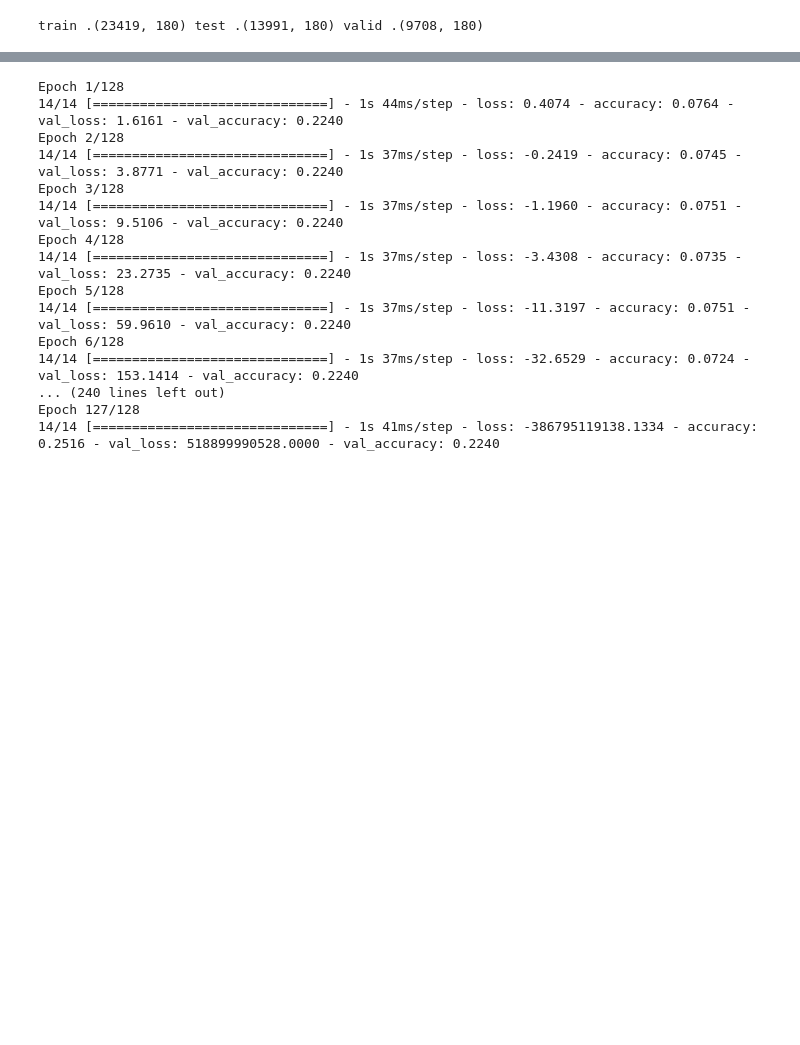
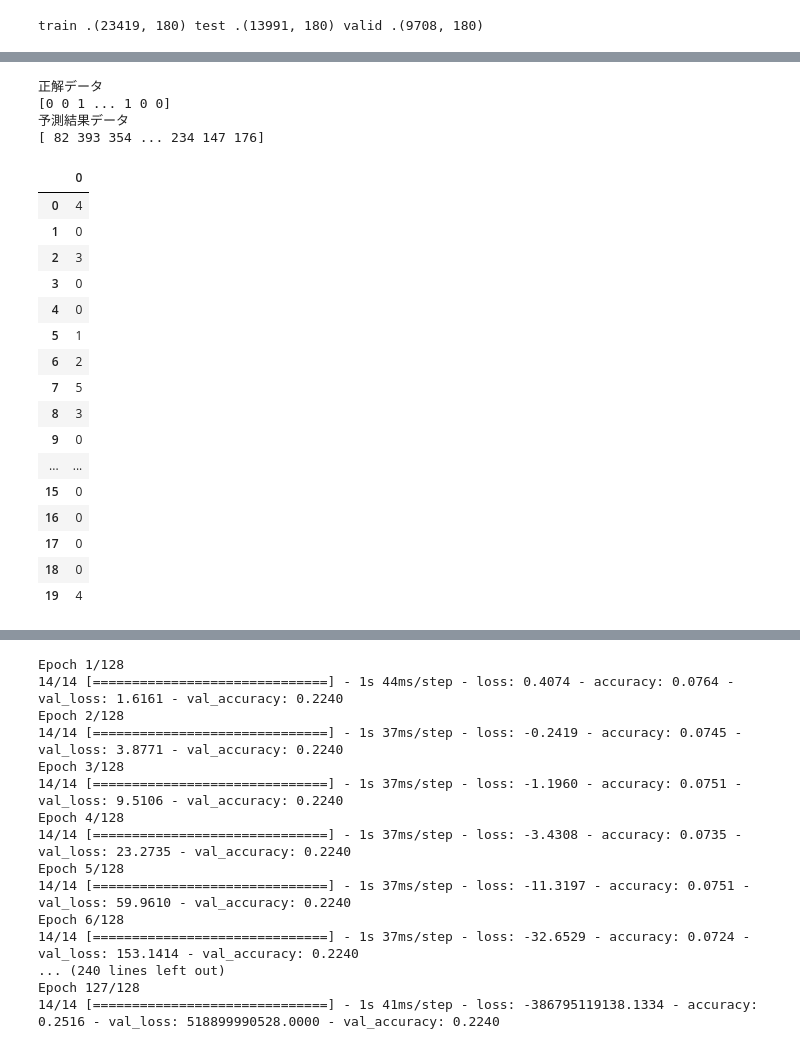
Before and after one commit to t18062/Product, a Jupyter notebook: NN.ipynb, the cells around one changed output, grey strips where cells are left out. Cells and saved outputs as stored; diff of their text form; code cells hidden in the pictures; blank space fills up the shorter version.

```diff
--- a/NN.ipynb
+++ b/NN.ipynb
@@ -114,0 +251,33 @@ class NN_data():
+# %%
+y_pred = np.argmax(model.predict(rr.X_test), axis=-1)
+#print(y_pred.shape)
+print("正解データ")
+print(rr.y_test)
+print("予測結果データ")
+print(y_pred)
+#print(model.predict(X_test))
+# %% [output]
+正解データ
+[0 0 1 ... 1 0 0]
+予測結果データ
+[ 82 393 354 ... 234 147 176]
+# %%
+pd.DataFrame(rr.y_test)[:20]
+# %% [output]
+|  | 0 |
+| 0 | 4 |
+| 1 | 0 |
+| 2 | 3 |
+| 3 | 0 |
+| 4 | 0 |
+| 5 | 1 |
+| 6 | 2 |
+| 7 | 5 |
+| 8 | 3 |
+| 9 | 0 |
+| ... | ... |
+| 15 | 0 |
+| 16 | 0 |
+| 17 | 0 |
+| 18 | 0 |
+| 19 | 4 |
```
Also changed, not shown: parts of 16 cells of this notebook.
